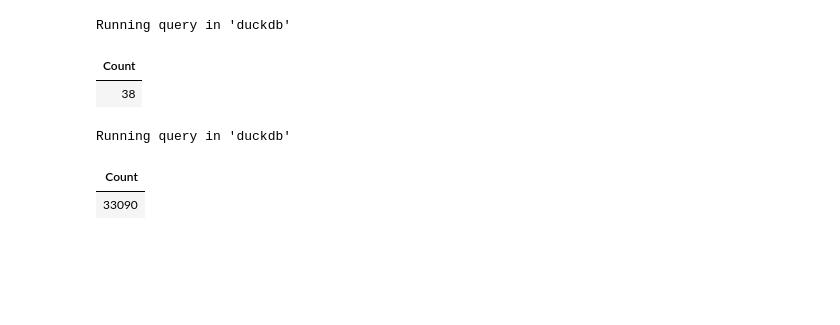
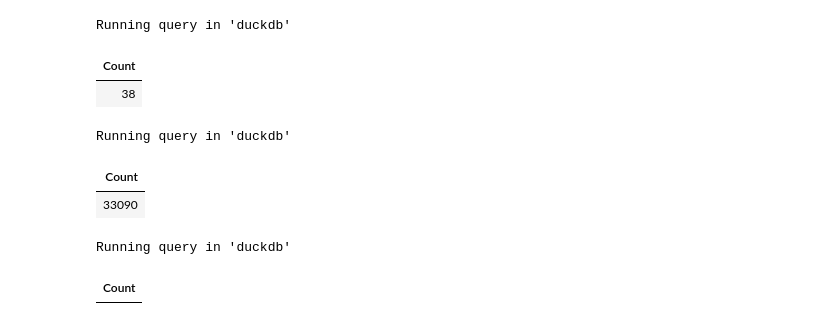
Before and after one commit to qweralfredo/aprendaem-2horas, a Jupyter notebook: lord-duckdb/aula5.ipynb, the cells around one changed output. Saved outputs shown, nothing was run; the diff lists cells and outputs as text; code cells hidden in the pictures; blank space fills up the shorter version.

```diff
--- a/lord-duckdb/aula5.ipynb
+++ b/lord-duckdb/aula5.ipynb
@@ -577,3 +577,40 @@ copy ( select * from db.big_fact_ocorrencias     ) to 's3://lord-duckdb/bi/big_f
 Running query in 'duckdb'
 | Count |
 | 33090 |
+# %%
+%%sql
+
+create view dimensao_aeronave_ano_fabricacao        as select * from 's3://lord-duckdb/bi/dimensao_aeronave_ano_fabricacao.csv';
+create view dimensao_aeronave_assentos              as select * from 's3://lord-duckdb/bi/dimensao_aeronave_assentos.csv';
+create view dimensao_aeronave_fase_operacao         as select * from 's3://lord-duckdb/bi/dimensao_aeronave_fase_operacao.csv';
+create view dimensao_aeronave_modelo                as select * from 's3://lord-duckdb/bi/dimensao_aeronave_modelo.csv';
+create view dimensao_aeronave_motor_quantidade      as select * from 's3://lord-duckdb/bi/dimensao_aeronave_motor_quantidade.csv';
+create view dimensao_aeronave_motor_tipo            as select * from 's3://lord-duckdb/bi/dimensao_aeronave_nivel_dano.csv';
+create view dimensao_aeronave_nivel_dano            as select * from 's3://lord-duckdb/bi/dimensao_aeronave_nivel_dano.csv';
+create view dimensao_aeronave_pais_fabricante       as select * from 's3://lord-duckdb/bi/dimensao_aeronave_pais_fabricante.csv';
+create view dimensao_aeronave_pais_registro         as select * from 's3://lord-duckdb/bi/dimensao_aeronave_pais_registro.csv';
+create view dimensao_aeronave_pmd                   as select * from 's3://lord-duckdb/bi/dimensao_aeronave_pmd.csv';
+create view dimensao_aeronave_registro_categoria    as select * from 's3://lord-duckdb/bi/dimensao_aeronave_registro_segmento.csv';
+create view dimensao_aeronave_registro_segmento     as select * from 's3://lord-duckdb/bi/dimensao_aeronave_registro_segmento.csv';
+create view dimensao_aeronave_tipo_icao             as select * from 's3://lord-duckdb/bi/dimensao_aeronave_tipo_operacao.csv';
+create view dimensao_aeronave_tipo_operacao         as select * from 's3://lord-duckdb/bi/dimensao_aeronave_tipo_operacao.csv';
+create view dimensao_aeronave_tipo_veiculo          as select * from 's3://lord-duckdb/bi/dimensao_aeronave_tipo_veiculo.csv';
+create view dimensao_aeronave_voo_destino           as select * from 's3://lord-duckdb/bi/dimensao_codigo_aeronave_motor_tipo.csv';
+create view dimensao_aeronave_voo_origem            as select * from 's3://lord-duckdb/bi/dimensao_codigo_aeronave_motor_tipo.csv';
+create view dimensao_codigo_aeronave_motor_tipo     as select * from 's3://lord-duckdb/bi/dimensao_codigo_aeronave_motor_tipo.csv';
+create view dimensao_divulgacao_relatorio_publicado as select * from 's3://lord-duckdb/bi/dimensao_divulgacao_relatorio_publicado.csv';
+create view dimensao_fator_area                     as select * from 's3://lord-duckdb/bi/dimensao_fator_area.csv';
+create view dimensao_fator_aspecto                  as select * from 's3://lord-duckdb/bi/dimensao_fator_aspecto.csv';
+create view dimensao_fator_condicionante            as select * from 's3://lord-duckdb/bi/dimensao_fator_condicionante.csv';
+create view dimensao_investigacao_aeronave_liberada as select * from 's3://lord-duckdb/bi/dimensao_investigacao_aeronave_liberada.csv';
+create view dimensao_investigacao_status            as select * from 's3://lord-duckdb/bi/dimensao_investigacao_status.csv';
+create view dimensao_ocorrencia_aerodromo           as select * from 's3://lord-duckdb/bi/dimensao_ocorrencia_aerodromo.csv';
+create view dimensao_ocorrencia_cidade              as select * from 's3://lord-duckdb/bi/dimensao_ocorrencia_pais.csv';
+create view dimensao_ocorrencia_pais                as select * from 's3://lord-duckdb/bi/dimensao_ocorrencia_pais.csv';
+create view dimensao_ocorrencia_saida_pista         as select * from 's3://lord-duckdb/bi/dimensao_ocorrencia_saida_pista.csv';
+create view dimensao_ocorrencia_uf                  as select * from 's3://lord-duckdb/bi/dimensao_ocorrencia_uf.csv';
+create view dimension_ocorrencia_tipo               as select * from 's3://lord-duckdb/bi/dimension_ocorrencia_tipo.csv';
+create view dimension_ocorrencia_tipo_categoria     as select * from 's3://lord-duckdb/bi/dimension_ocorrencia_tipo_categoria.csv';
+# %% [output]
+Running query in 'duckdb'
+| Count |
```
Also changed, not shown: parts of 1 cell of this notebook, 10 other files.
